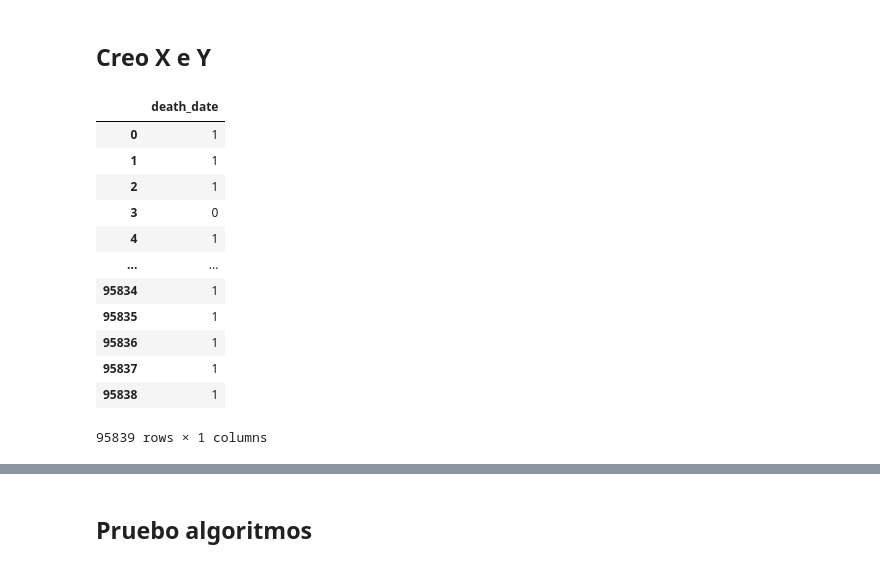
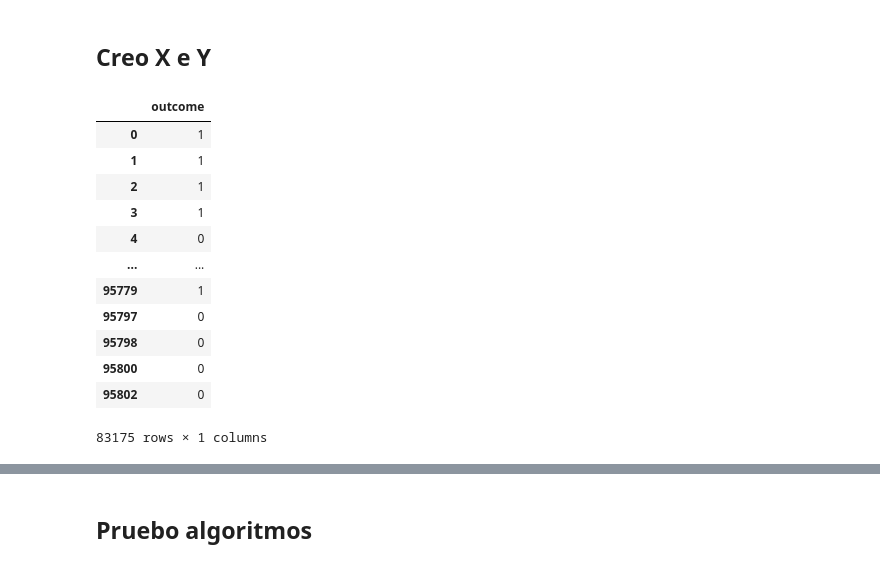
Before and after one commit to szl30n/ProyectosDHDS, a Jupyter notebook: TP3/data/covid-19-ml-adaptado.ipynb, the cells around one changed output, grey strips where cells are left out. Saved outputs shown, nothing was run; the diff lists cells and outputs as text; code cells hidden in the pictures.

```diff
--- a/TP3/data/covid-19-ml-adaptado.ipynb
+++ b/TP3/data/covid-19-ml-adaptado.ipynb
@@ -49,0 +43,4 @@ dtype: int64
+# %%
+old_data = old_data[old_data.outcome != 3]
+# %%
+old_data["outcome"]=old_data["outcome"].replace({2: 0})
@@ -50,5 +68,5 @@ dtype: int64
 # %%
-old_data['death_date']=old_data['death_date'].astype(object).astype(int)
+#old_data['death_date']=old_data['death_date'].astype(object).astype(int)
 # %%
 old_data.info()
 # %% [output]
@@ -293,5 +315,5 @@ plt.show()
 # %%
-f_data=old_data.drop(["diabetes","copd","asthma","immunosuppression","hypertension","other_diseases","cardiovascular","obesity","chronic_kidney_failure","smoker"],axis=1)
+f_data=old_data.drop(["death_date","icu","diabetes","copd","asthma","immunosuppression","hypertension","other_diseases","cardiovascular","obesity","chronic_kidney_failure","smoker"],axis=1)
 # %%
 f_data.corr().abs()
 # %% [output]
@@ -318,24 +338,24 @@ sns.heatmap(f_data.corr().abs(),annot=False,linewidths=.5, cbar_kws={"shrink": .
 # %% [markdown]
 ## Creo X e Y
 # %%
-xf=f_data.drop(["death_date"],axis=1)
-yf=f_data["death_date"]
+xf=f_data.drop(["outcome"],axis=1)
+yf=f_data["outcome"]
 yf=pd.DataFrame(yf)
 yf
 # %% [output]
-|  | death_date |
+|  | outcome |
 | 0 | 1 |
 | 1 | 1 |
 | 2 | 1 |
-| 3 | 0 |
-| 4 | 1 |
+| 3 | 1 |
+| 4 | 0 |
 | ... | ... |
-| 95834 | 1 |
-| 95835 | 1 |
-| 95836 | 1 |
-| 95837 | 1 |
-| 95838 | 1 |
+| 95779 | 1 |
+| 95797 | 0 |
+| 95798 | 0 |
+| 95800 | 0 |
+| 95802 | 0 |
-95839 rows × 1 columns
+83175 rows × 1 columns
 # %%
 xf_train,xf_test,yf_train,yf_test=train_test_split(xf,yf,test_size=0.2,random_state=1)
 print ("xf_train:" , xf_train.shape[0])
```
Also changed, not shown: parts of 54 cells of this notebook.
